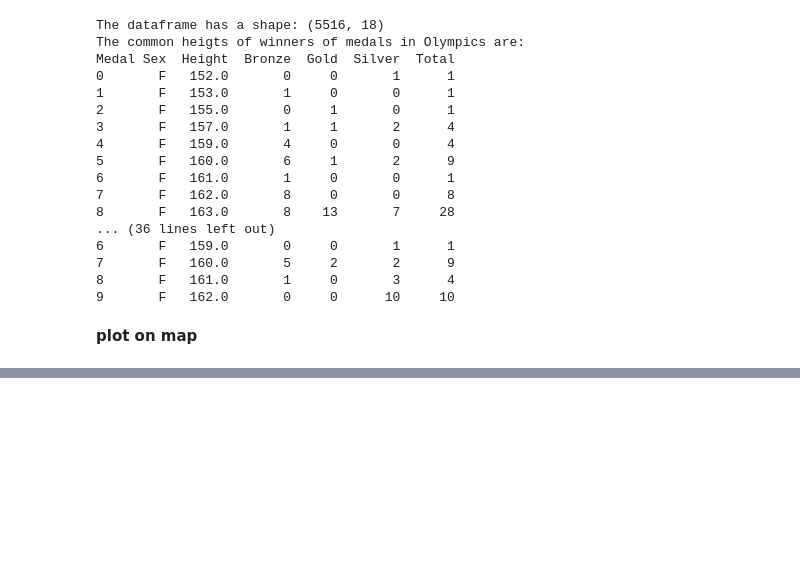
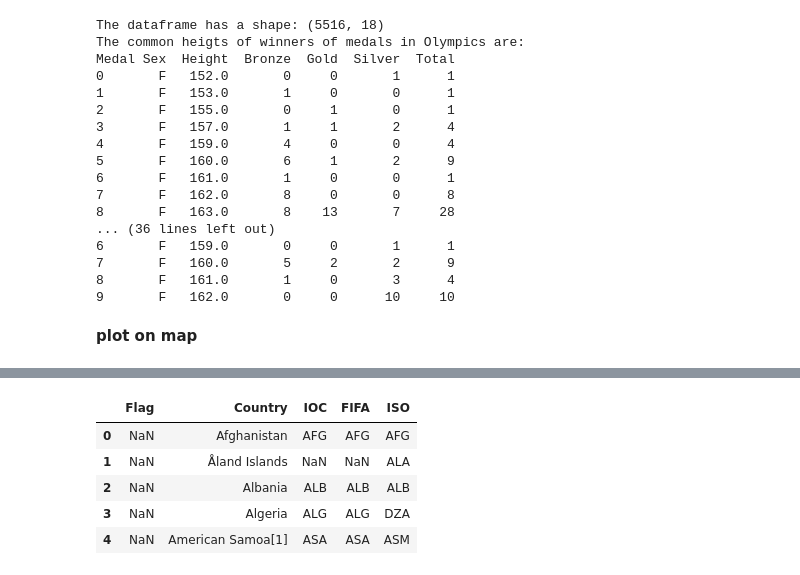
Before and after one commit to yuna-liu/Databehandling-OS-Yuna-Joachim, a Jupyter notebook: Q2_Y_temp.ipynb, the cells around one changed output, grey strips where cells are left out. Saved outputs shown, nothing was run; the diff lists cells and outputs as text; code cells hidden in the pictures; blank space fills up the shorter version.

```diff
--- a/Q2_Y_temp.ipynb
+++ b/Q2_Y_temp.ipynb
@@ -262,0 +286,12 @@ countrycode.tail()
+# %%
+# download noc to iso data from wiki
+link= "https://simple.wikipedia.org/wiki/Comparison_of_IOC,_FIFA,_and_ISO_3166_country_codes"
+tables = pd.read_html(link)
+tables[0].head()
+# %% [output]
+|  | Flag | Country | IOC | FIFA | ISO |
+| 0 | NaN | Afghanistan | AFG | AFG | AFG |
+| 1 | NaN | Åland Islands | NaN | NaN | ALA |
+| 2 | NaN | Albania | ALB | ALB | ALB |
+| 3 | NaN | Algeria | ALG | ALG | DZA |
+| 4 | NaN | American Samoa[1] | ASA | ASA | ASM |
```
Also changed, not shown: parts of 11 cells of this notebook, 25 other files.
